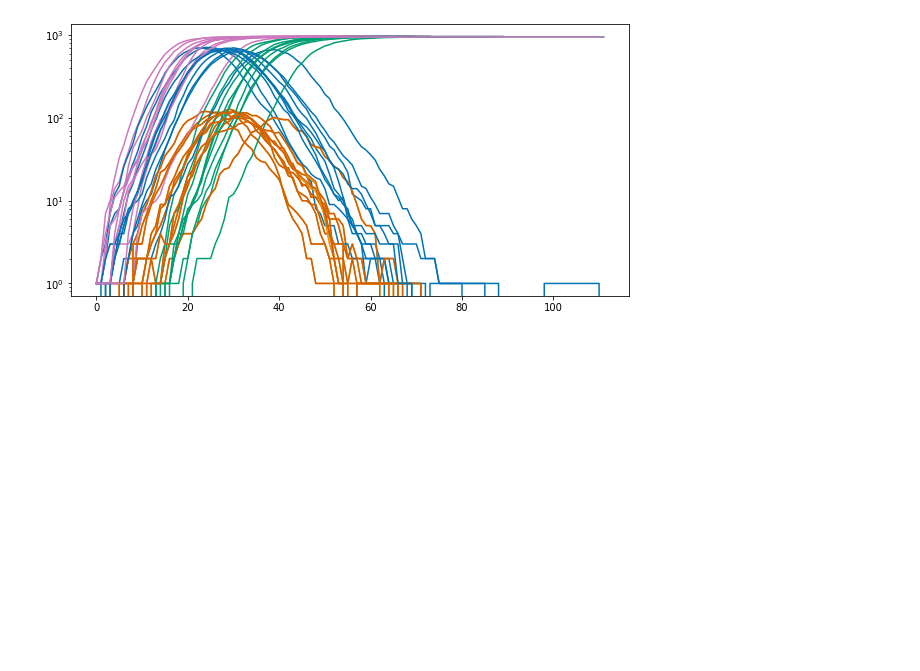
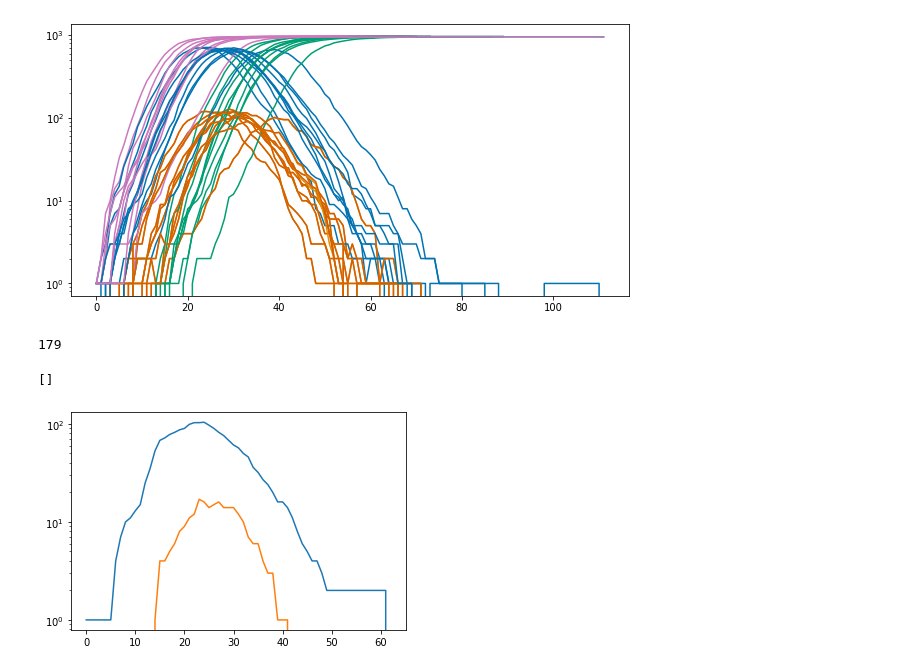
Before and after one commit to chrhck/contagion, a Jupyter notebook: examples/schools.ipynb, the cells around one changed output. Cells and saved outputs as stored; diff of their text form; code cells hidden in the pictures; blank space fills up the shorter version.

```diff
--- a/examples/schools.ipynb
+++ b/examples/schools.ipynb
@@ -231,0 +229,11 @@ contagion = Contagion(my_config)
+# %%
+contagion = Contagion(deepcopy(my_config))
+contagion.sim()
+stats = pd.DataFrame(contagion.statistics)
+plt.plot(stats["is_infected"])
+plt.plot(stats["is_quarantined"])
+plt.semilogy()
+# %% [output]
+179
+[]
+[figure, added]
```
Also changed, not shown: parts of 12 cells of this notebook.
